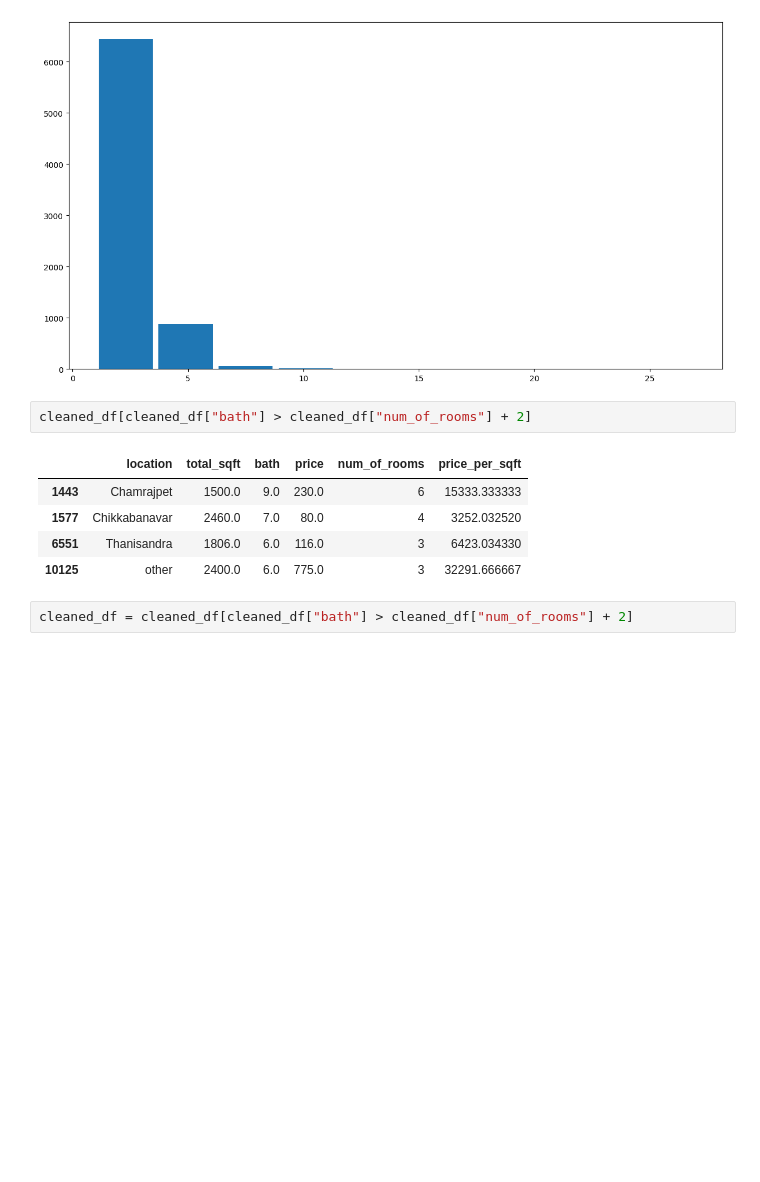
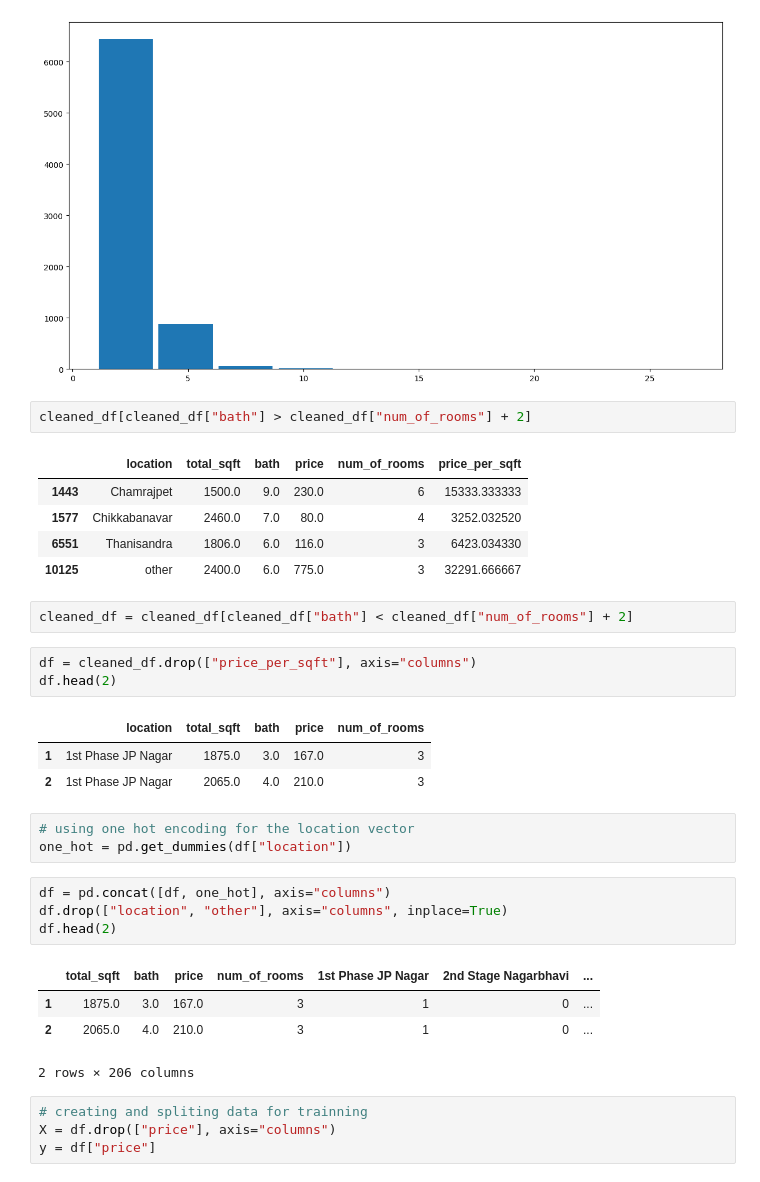
Before and after one commit to Chiemerie1/House_price_prediction, a Jupyter notebook: house_price_prediction.ipynb, the cells around one changed output. Saved outputs shown, nothing was run; the diff lists cells and outputs as text; blank space fills up the shorter version.

```diff
--- a/house_price_prediction.ipynb
+++ b/house_price_prediction.ipynb
@@ -304,4 +307,27 @@ cleaned_df[cleaned_df["bath"] > cleaned_df["num_of_rooms"] + 2]
 | 6551 | Thanisandra | 1806.0 | 6.0 | 116.0 | 3 | 6423.034330 |
 | 10125 | other | 2400.0 | 6.0 | 775.0 | 3 | 32291.666667 |
 # %%
-cleaned_df = cleaned_df[cleaned_df["bath"] > cleaned_df["num_of_rooms"] + 2]
+cleaned_df = cleaned_df[cleaned_df["bath"] < cleaned_df["num_of_rooms"] + 2]
+# %%
+df = cleaned_df.drop(["price_per_sqft"], axis="columns")
+df.head(2)
+# %% [output]
+|  | location | total_sqft | bath | price | num_of_rooms |
+| 1 | 1st Phase JP Nagar | 1875.0 | 3.0 | 167.0 | 3 |
+| 2 | 1st Phase JP Nagar | 2065.0 | 4.0 | 210.0 | 3 |
+# %%
+# using one hot encoding for the location vector
+one_hot = pd.get_dummies(df["location"])
+# %%
+df = pd.concat([df, one_hot], axis="columns")
+df.drop(["location", "other"], axis="columns", inplace=True)
+df.head(2)
+# %% [output]
+|  | total_sqft | bath | price | num_of_rooms | 1st Phase JP Nagar | 2nd Stage Nagarbhavi | ... |
+| 1 | 1875.0 | 3.0 | 167.0 | 3 | 1 | 0 | ... |
+| 2 | 2065.0 | 4.0 | 210.0 | 3 | 1 | 0 | ... |
+2 rows × 206 columns
+# %%
+# creating and spliting data for trainning
+X = df.drop(["price"], axis="columns")
+y = df["price"]
```
Also changed, not shown: parts of 13 cells of this notebook.
